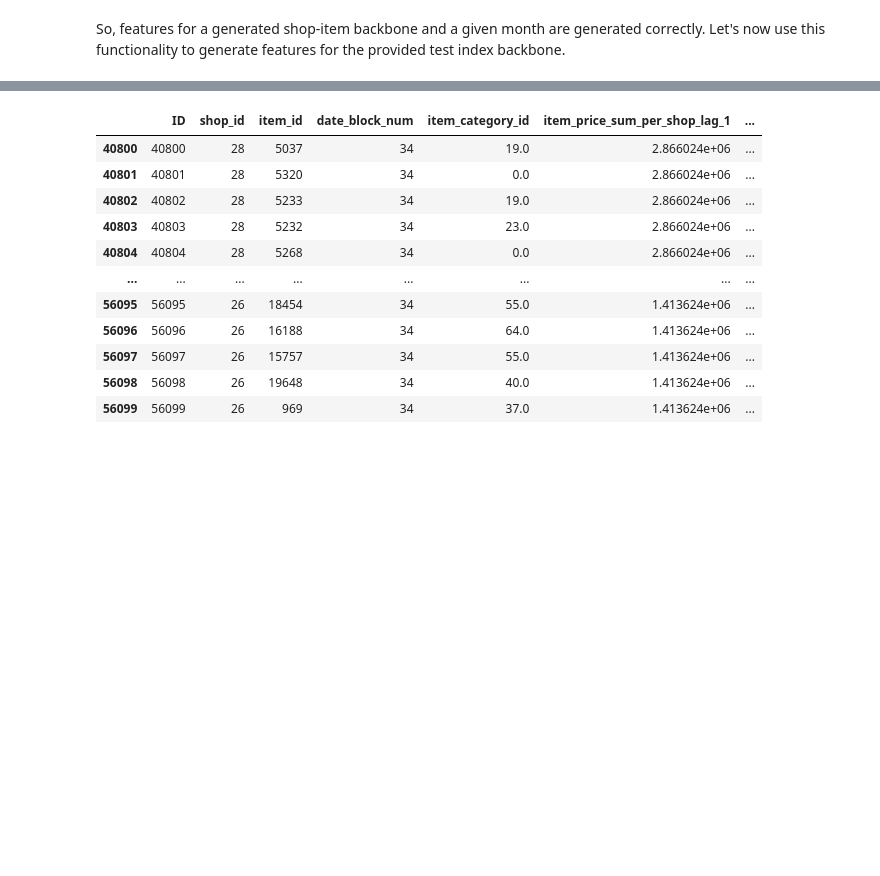
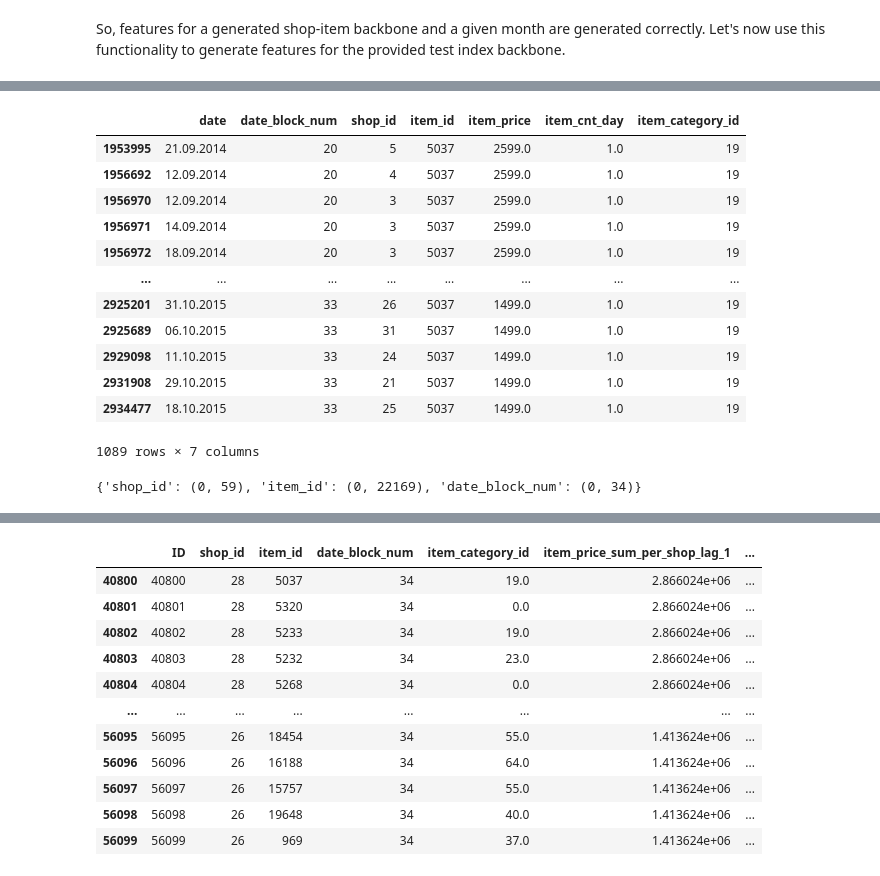
Before and after one commit to igor-cheb/retail_sales_prediction, a Jupyter notebook: ETL.ipynb, the cells around one changed output, grey strips where cells are left out. Drawn from its saved outputs; the diff is of its cells as text; code cells hidden in the pictures; blank space fills up the shorter version.

```diff
--- a/ETL.ipynb
+++ b/ETL.ipynb
@@ -213,0 +245,25 @@ test_features_df.head()
+# %%
+merged_df[merged_df['item_id'] == 5037]
+# %% [output]
+|  | date | date_block_num | shop_id | item_id | item_price | item_cnt_day | item_category_id |
+| 1953995 | 21.09.2014 | 20 | 5 | 5037 | 2599.0 | 1.0 | 19 |
+| 1956692 | 12.09.2014 | 20 | 4 | 5037 | 2599.0 | 1.0 | 19 |
+| 1956970 | 12.09.2014 | 20 | 3 | 5037 | 2599.0 | 1.0 | 19 |
+| 1956971 | 14.09.2014 | 20 | 3 | 5037 | 2599.0 | 1.0 | 19 |
+| 1956972 | 18.09.2014 | 20 | 3 | 5037 | 2599.0 | 1.0 | 19 |
+| ... | ... | ... | ... | ... | ... | ... | ... |
+| 2925201 | 31.10.2015 | 33 | 26 | 5037 | 1499.0 | 1.0 | 19 |
+| 2925689 | 06.10.2015 | 33 | 31 | 5037 | 1499.0 | 1.0 | 19 |
+| 2929098 | 11.10.2015 | 33 | 24 | 5037 | 1499.0 | 1.0 | 19 |
+| 2931908 | 29.10.2015 | 33 | 21 | 5037 | 1499.0 | 1.0 | 19 |
+| 2934477 | 18.10.2015 | 33 | 25 | 5037 | 1499.0 | 1.0 | 19 |
+1089 rows × 7 columns
+# %%
+def construct_cols_min_max(dfs: list[pd.DataFrame], cols: list[str]) -> dict:
+    return {col: (min([el_df[col].min() for el_df in dfs]),
+                  max([el_df[col].max() for el_df in dfs])) for col in cols}
+
+construct_cols_min_max(dfs=[test_backbone, merged_df],
+                       cols=['shop_id', 'item_id', 'date_block_num'])
+# %% [output]
+{'shop_id': (0, 59), 'item_id': (0, 22169), 'date_block_num': (0, 34)}
```
Also changed, not shown: parts of 3 cells of this notebook, 2 other files.
